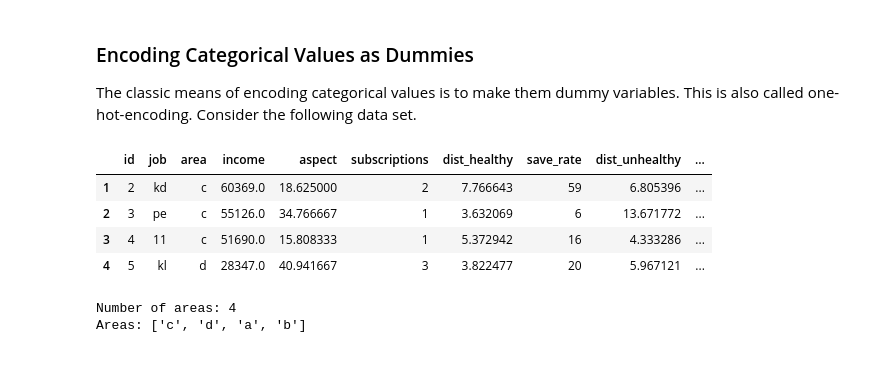
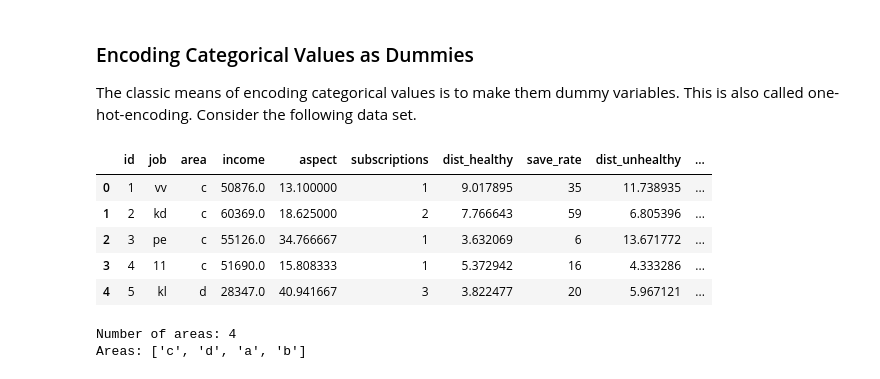
Before and after one commit to jeffheaton/t81_558_deep_learning, a Jupyter notebook: t81_558_class02_python_ml.ipynb, the cells around one changed output. Saved outputs shown, nothing was run; the diff lists cells and outputs as text; code cells hidden in the pictures.

```diff
--- a/t81_558_class02_python_ml.ipynb
+++ b/t81_558_class02_python_ml.ipynb
@@ -421,13 +420,14 @@ The classic means of encoding categorical values is to make them dummy variables
 # %%
 import pandas as pd
 
 df = pd.read_csv(
     "https://data.heatonresearch.com/data/t81-558/jh-simple-dataset.csv",
     na_values=['NA','?'])
 
-display(df[1:5])
+display(df[0:5])
 # %% [output]
 |  | id | job | area | income | aspect | subscriptions | dist_healthy | save_rate | dist_unhealthy | ... |
+| 0 | 1 | vv | c | 50876.0 | 13.100000 | 1 | 9.017895 | 35 | 11.738935 | ... |
 | 1 | 2 | kd | c | 60369.0 | 18.625000 | 2 | 7.766643 | 59 | 6.805396 | ... |
 | 2 | 3 | pe | c | 55126.0 | 34.766667 | 1 | 3.632069 | 6 | 13.671772 | ... |
 | 3 | 4 | 11 | c | 51690.0 | 15.808333 | 1 | 5.372942 | 16 | 4.333286 | ... |
```
Also changed, not shown: parts of 21 cells of this notebook, 8 other files.
